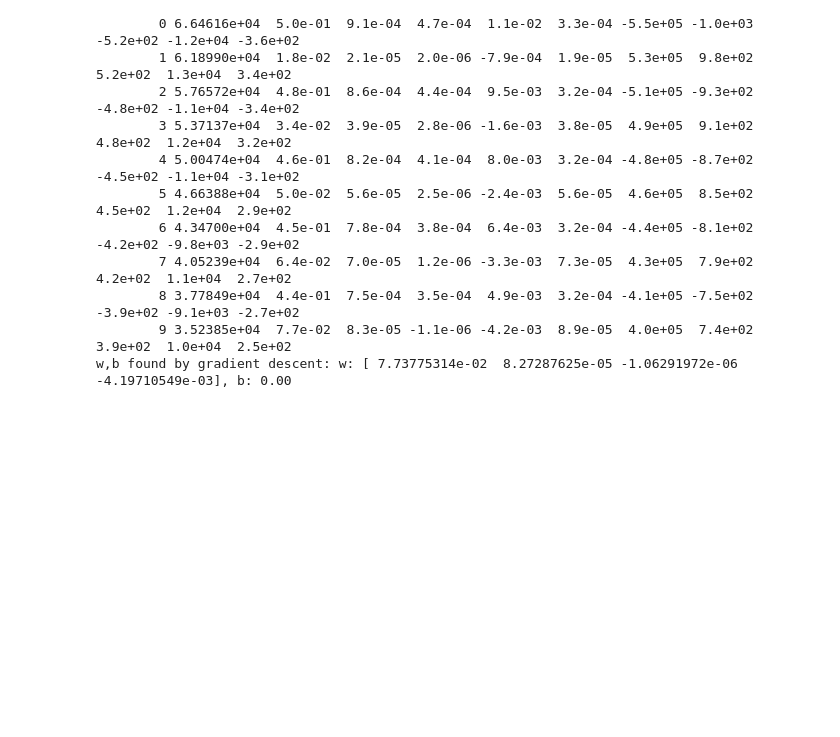
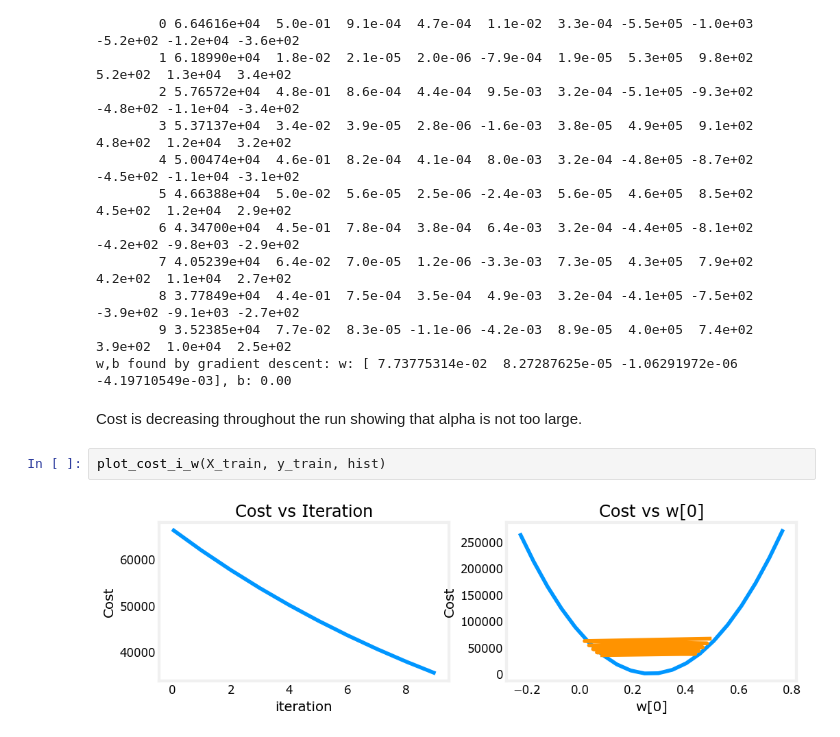
Before and after one commit to aaditya29/Machine-Learning-Tutorial, a Jupyter notebook: 1. Machine Learning Specialisation/1.1 Supervised Machine Learning: Regression and Classification/Week 2/Jupyter Labs/Lab 3/Lab3.ipynb, the cells around one changed output. Saved outputs shown, nothing was run; the diff lists cells and outputs as text; blank space fills up the shorter version.

Commit message:
plot at alpha=9e-7

```diff
--- a/1. Machine Learning Specialisation/1.1 Supervised Machine Learning: Regression and Classification/Week 2/Jupyter Labs/Lab 3/Lab3.ipynb
+++ b/1. Machine Learning Specialisation/1.1 Supervised Machine Learning: Regression and Classification/Week 2/Jupyter Labs/Lab 3/Lab3.ipynb
@@ -114,3 +114,9 @@ Iteration Cost          w0       w1       w2       w3       b       djdw0    djd
         8 3.77849e+04  4.4e-01  7.5e-04  3.5e-04  4.9e-03  3.2e-04 -4.1e+05 -7.5e+02 -3.9e+02 -9.1e+03 -2.7e+02
         9 3.52385e+04  7.7e-02  8.3e-05 -1.1e-06 -4.2e-03  8.9e-05  4.0e+05  7.4e+02  3.9e+02  1.0e+04  2.5e+02
 w,b found by gradient descent: w: [ 7.73775314e-02  8.27287625e-05 -1.06291972e-06 -4.19710549e-03], b: 0.00
+# %% [markdown]
+Cost is decreasing throughout the run showing that alpha is not too large.
+# %%
+plot_cost_i_w(X_train, y_train, hist)
+# %% [output]
+[figure, added]
```
